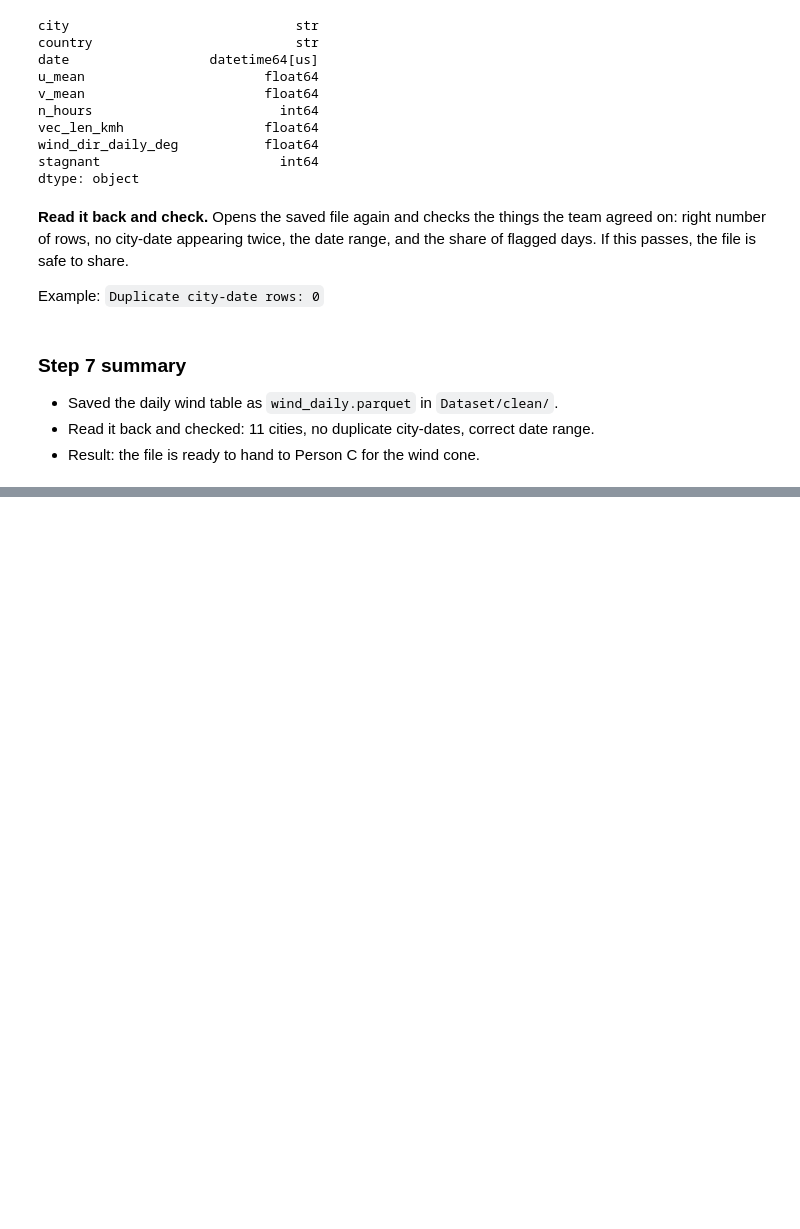
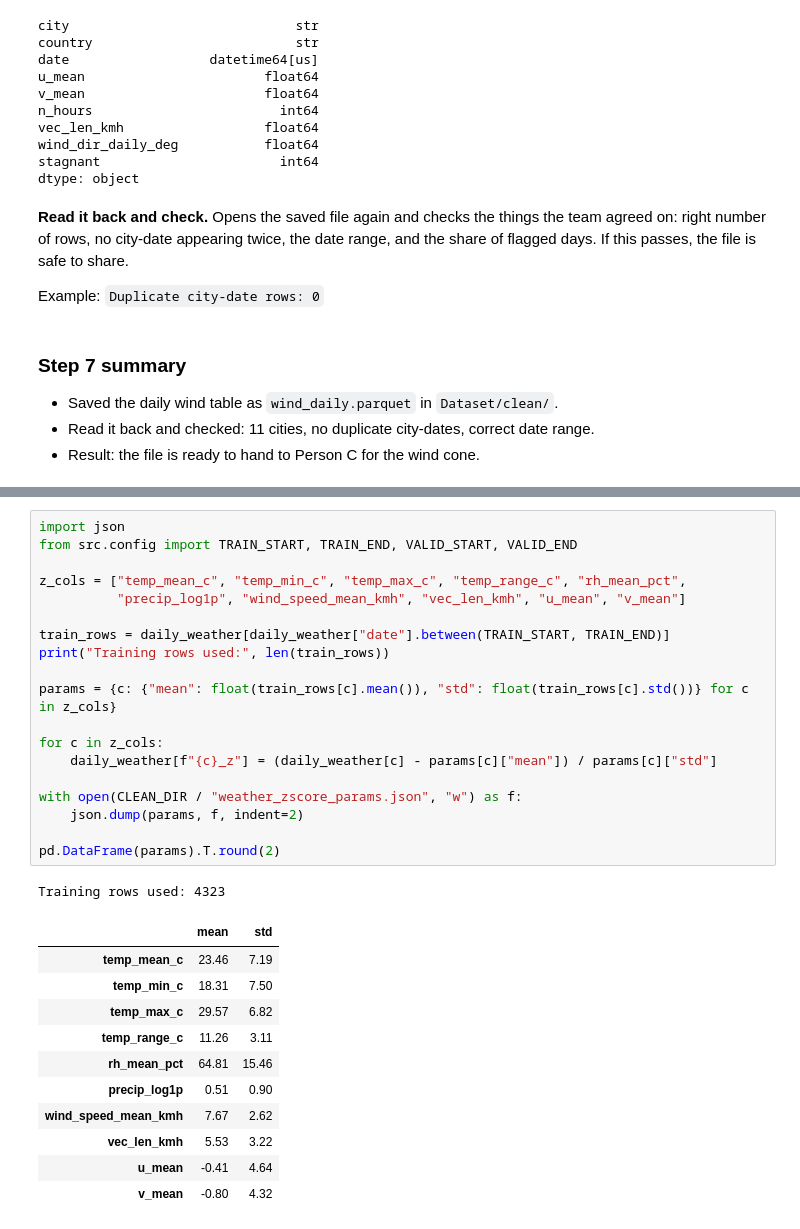
Before and after one commit to IsmailNooruddin/Smog-Analysis-DSSG, a Jupyter notebook: weather.ipynb, the cells around one changed output, grey strips where cells are left out. Cells and saved outputs as stored; diff of their text form; blank space fills up the shorter version.

```diff
--- a/weather.ipynb
+++ b/weather.ipynb
@@ -558,0 +680,32 @@ Example: `Duplicate city-date rows: 0`
+# %%
+import json
+from src.config import TRAIN_START, TRAIN_END, VALID_START, VALID_END
+
+z_cols = ["temp_mean_c", "temp_min_c", "temp_max_c", "temp_range_c", "rh_mean_pct",
+          "precip_log1p", "wind_speed_mean_kmh", "vec_len_kmh", "u_mean", "v_mean"]
+
+train_rows = daily_weather[daily_weather["date"].between(TRAIN_START, TRAIN_END)]
+print("Training rows used:", len(train_rows))
+
+params = {c: {"mean": float(train_rows[c].mean()), "std": float(train_rows[c].std())} for c in z_cols}
+
+for c in z_cols:
+    daily_weather[f"{c}_z"] = (daily_weather[c] - params[c]["mean"]) / params[c]["std"]
+
+with open(CLEAN_DIR / "weather_zscore_params.json", "w") as f:
+    json.dump(params, f, indent=2)
+
+pd.DataFrame(params).T.round(2)
+# %% [output]
+Training rows used: 4323
+|  | mean | std |
+| temp_mean_c | 23.46 | 7.19 |
+| temp_min_c | 18.31 | 7.50 |
+| temp_max_c | 29.57 | 6.82 |
+| temp_range_c | 11.26 | 3.11 |
+| rh_mean_pct | 64.81 | 15.46 |
+| precip_log1p | 0.51 | 0.90 |
+| wind_speed_mean_kmh | 7.67 | 2.62 |
+| vec_len_kmh | 5.53 | 3.22 |
+| u_mean | -0.41 | 4.64 |
+| v_mean | -0.80 | 4.32 |
```
Also changed, not shown: parts of 17 cells of this notebook, 1 other file.
